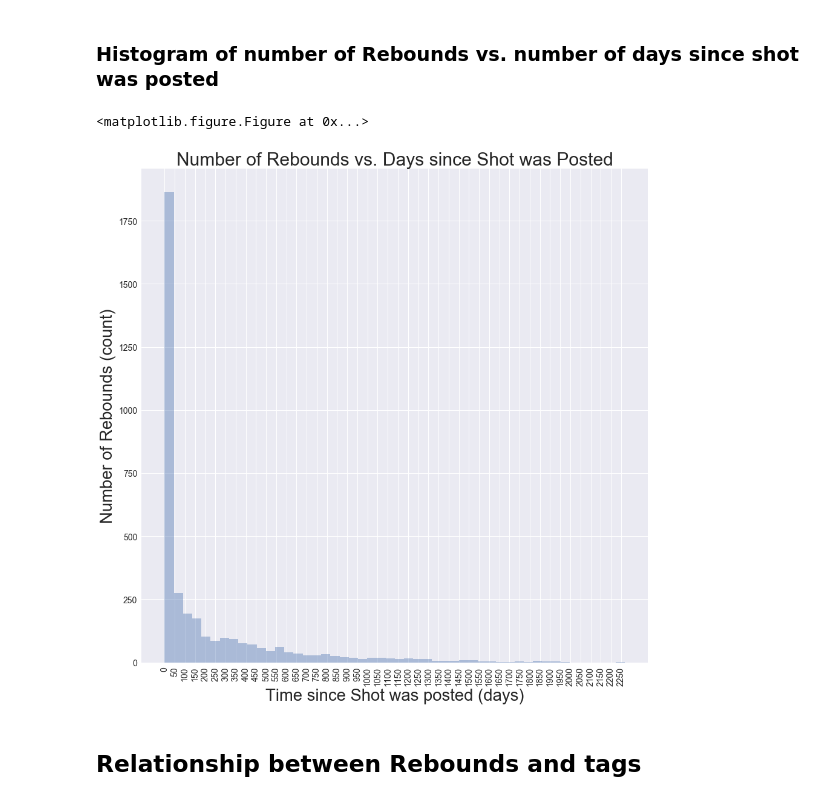
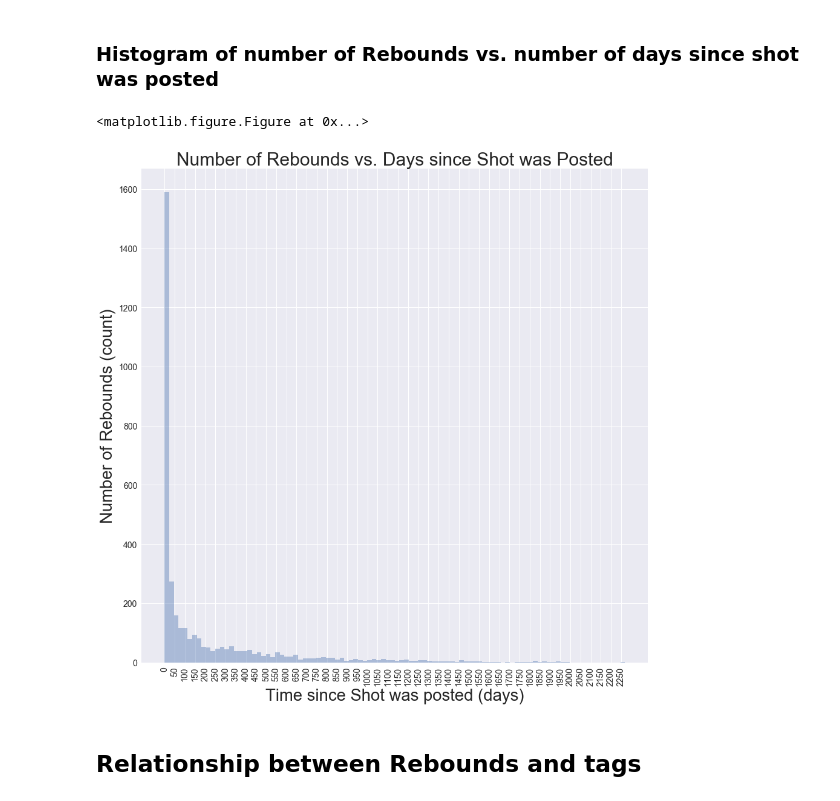
Before and after one commit to kapil1garg/sccs-dribble-parser, a Jupyter notebook: dribbble-scraping-kapil.ipynb, the cells around one changed output. Saved outputs shown, nothing was run; the diff lists cells and outputs as text; code cells hidden in the pictures.

```diff
--- a/dribbble-scraping-kapil.ipynb
+++ b/dribbble-scraping-kapil.ipynb
@@ -160,21 +160,21 @@ for rebound in all_rebounds:
 # %%
 sns.despine();
 sns.set(font_scale=2.5);
 
 fig, ax = plt.subplots(figsize=(15, 15));
-hist_plot = sns.distplot(rebound_time_since_post, kde=False);
+hist_plot = sns.distplot(rebound_time_since_post, kde=False, bins=100);
 hist_plot.set_xlabel('Time since Shot was posted (days)');
 hist_plot.set_ylabel('Number of Rebounds (count)');
 hist_plot.set_title('Number of Rebounds vs. Days since Shot was Posted');
 
 hist_plot.xaxis.set_ticks(np.arange(0, max(rebound_time_since_post), 50));
 plt.xticks(rotation=90)
 
 hist_plot.tick_params(axis='both', which='major', labelsize=14)
 hist_plot.tick_params(axis='both', which='minor', labelsize=14)
 # %% [output]
 <matplotlib.figure.Figure at 0x...>
-[figure, old version]
+[figure, new version]
 # %% [markdown]
 ## Relationship between Rebounds and tags
 # %%
```
